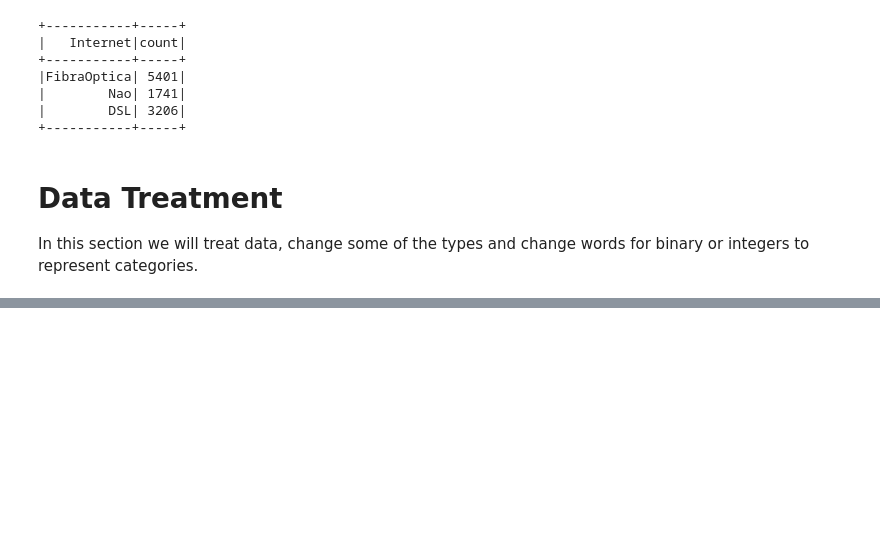
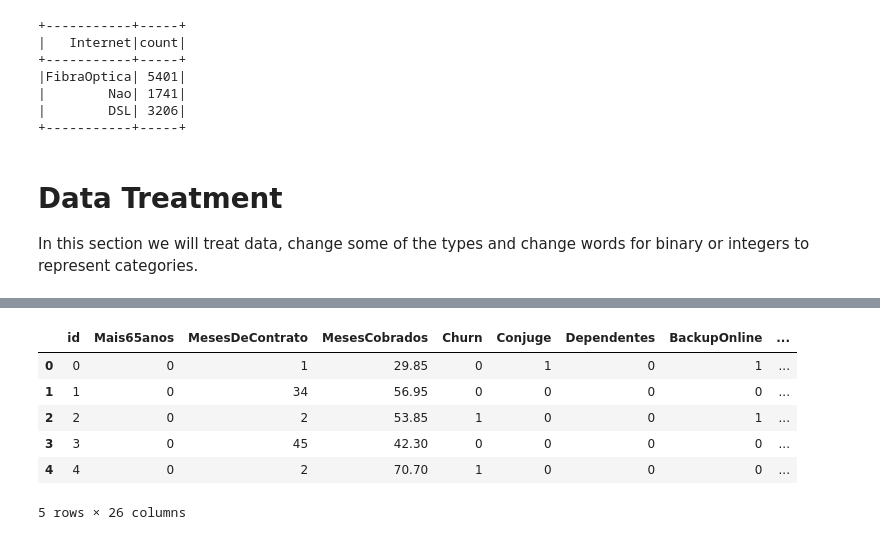
Before and after one commit to teddsords/NTConsult-Codes, a Jupyter notebook: Curso Engenharia de Dados/Engenharia de Dados/Spark - Creating Classification Models/main.ipynb, the cells around one changed output, grey strips where cells are left out. Drawn from its saved outputs; the diff is of its cells as text; code cells hidden in the pictures; blank space fills up the shorter version.

```diff
--- a/Curso Engenharia de Dados/Engenharia de Dados/Spark - Creating Classification Models/main.ipynb
+++ b/Curso Engenharia de Dados/Engenharia de Dados/Spark - Creating Classification Models/main.ipynb
@@ -188,0 +231,37 @@ root
+# %%
+Internet = dataset.groupBy('id').pivot('Internet').agg(f.lit(1)).na.fill(0)
+TipoContrato= dataset.groupBy('id').pivot('TipoContrato').agg(f.lit(1)).na.fill(0)
+MetodoPagamento= dataset.groupBy('id').pivot('MetodoPagamento').agg(f.lit(1)).na.fill(0)
+# %%
+dataset\
+    .join(Internet, 'id', how= 'inner')\
+    .join(TipoContrato, 'id', how= 'inner')\
+    .join(MetodoPagamento, 'id', how= 'inner')\
+    .select(
+        '*',
+        f.col('DSL').alias('Internet_DSL'),
+        f.col('FibraOptica').alias('Internet_FibraOptica'),
+        f.col('Nao').alias('Internet_Nao'),
+        f.col('Mensalmente').alias('TipoContrato_Mensalmente'),
+        f.col('UmAno').alias('TipoContrato_UmAno'),
+        f.col('DoisAnos').alias('TipoContrato_DoisAnos'),
+        f.col('DebitoEmConta').alias('MetodoPagamento_DebitoEmConta'),
+        f.col('CartaoCredito').alias('MetodoPagamento_CartaoCredito'),
+        f.col('BoletoEletronico').alias('MetodoPagamento_BoletoEletronico'),
+        f.col('Boleto').alias('MetodoPagamento_Boleto')
+    )\
+    .drop(
+        'Internet', 'TipoContrato', 'MetodoPagamento',
+        'DSL', 'FibraOptica', 'Nao',
+        'Mensalmente', 'UmAno', 'DoisAnos',
+        'DebitoEmConta', 'CartaoCredito', 'BoletoEletronico', 'Boleto'
+    )\
+    .limit(5).toPandas()
+# %% [output]
+|  | id | Mais65anos | MesesDeContrato | MesesCobrados | Churn | Conjuge | Dependentes | BackupOnline | ... |
+| 0 | 0 | 0 | 1 | 29.85 | 0 | 1 | 0 | 1 | ... |
+| 1 | 1 | 0 | 34 | 56.95 | 0 | 0 | 0 | 0 | ... |
+| 2 | 2 | 0 | 2 | 53.85 | 1 | 0 | 0 | 1 | ... |
+| 3 | 3 | 0 | 45 | 42.30 | 0 | 0 | 0 | 0 | ... |
+| 4 | 4 | 0 | 2 | 70.70 | 1 | 0 | 0 | 0 | ... |
+5 rows × 26 columns
```
Also changed, not shown: parts of 9 cells of this notebook.
